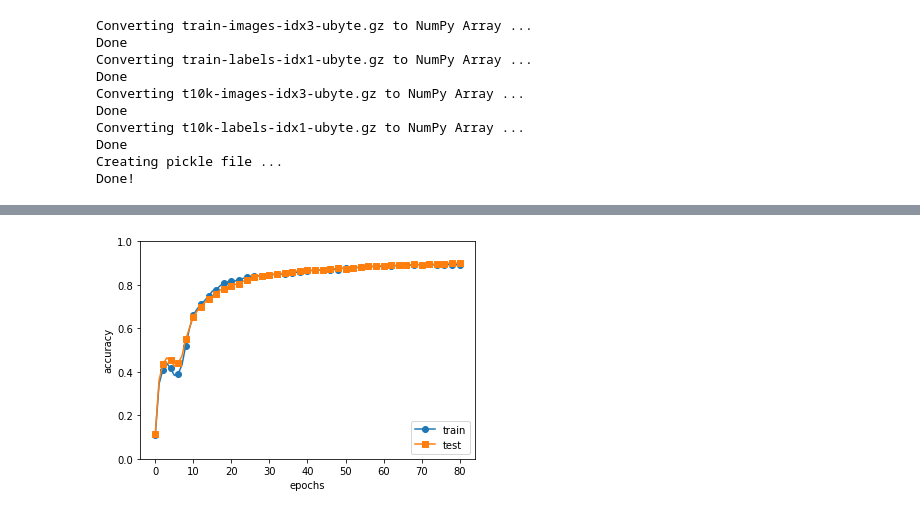
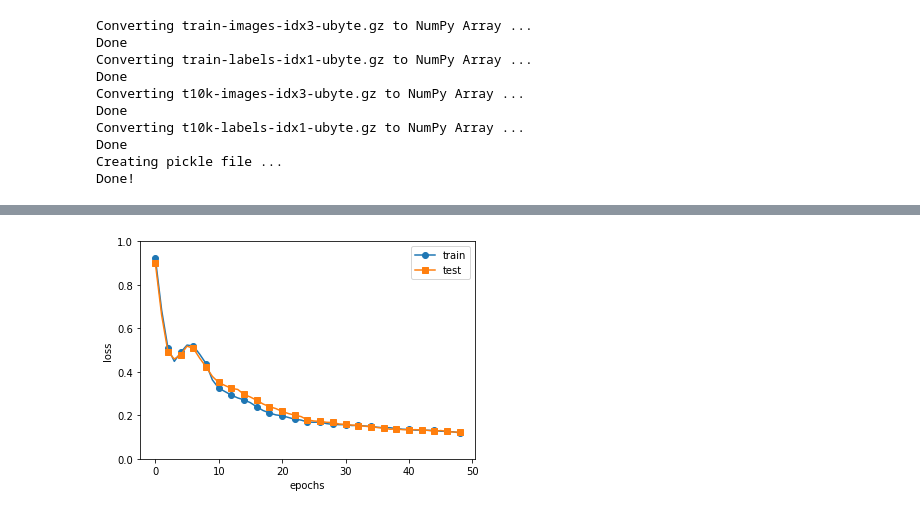
Before and after one commit to JustinKin/20215693QinJunyou, a Jupyter notebook: test.ipynb, the cells around one changed output, grey strips where cells are left out. Saved outputs shown, nothing was run; the diff lists cells and outputs as text; code cells hidden in the pictures.

Commit message:
acc 2 loss figure

```diff
--- a/test.ipynb
+++ b/test.ipynb
@@ -393,8 +390,10 @@ class Trainer:
         self.epochs = epochs
         self.batch_size = mini_batch_size
         self.evaluate_sample_num_per_epoch = evaluate_sample_num_per_epoch
+        self.train_loss = []
+        self.test_loss = []
 
-        # optimzer
+        # 使用SGD算法优化
         optimizer_class_dict = {'sgd':SGD}
         self.optimizer = optimizer_class_dict[optimizer.lower()](**optimizer_param)
 
@@ -434,6 +433,8 @@ class Trainer:
             test_acc = self.network.accuracy(x_test_sample, t_test_sample)
             self.train_acc_list.append(train_acc)
             self.test_acc_list.append(test_acc)
+            self.train_loss.append(1-train_acc)
+            self.test_loss.append(1-test_acc)
 
             if self.verbose: print("=== epoch:" + str(self.current_epoch) + ", train acc:" + str(train_acc) + ", test acc:" + str(test_acc) + " ===")
         self.current_iter += 1
@@ -603,10 +595,6 @@ class SimpleConvNet:
 # %%
 # 读入数据
 (x_train, t_train), (x_test, t_test) = load_mnist(flatten=False)
-
-# 处理花费时间较长的情况下减少数据
-#x_train, t_train = x_train[:5000], t_train[:5000]
-#x_test, t_test = x_test[:1000], t_test[:1000]
 
 max_epochs = 49
 
@@ -620,18 +608,18 @@ trainer = Trainer(network, x_train, t_train, x_test, t_test,
                   evaluate_sample_num_per_epoch=1000)
 trainer.train()
 
-# 保存参数
+# 保存网络参数
 network.save_params("params.pkl")
 print("Saved Network Parameters!")
 
-# 绘制图形
+# 绘制曲线
 markers = {'train': 'o', 'test': 's'}
 x = np.arange(max_epochs)
-plt.plot(x, trainer.train_acc_list, marker='o', label='train', markevery=2)
-plt.plot(x, trainer.test_acc_list, marker='s', label='test', markevery=2)
+plt.plot(x, trainer.train_loss, marker='o', label='train', markevery=2)
+plt.plot(x, trainer.test_loss, marker='s', label='test', markevery=2)
 plt.xlabel("epochs")
-plt.ylabel("accuracy")
+plt.ylabel("loss")
 plt.ylim(0, 1.0)
-plt.legend(loc='lower right')
+plt.legend(loc='upper right')
 plt.show()
 # %% [output]
@@ -654,2 +642,2 @@ test acc:0.9072
 Saved Network Parameters!
-[figure, old version]
+[figure, new version]
```
Also changed, not shown: parts of 4 cells of this notebook, 3 other files.
